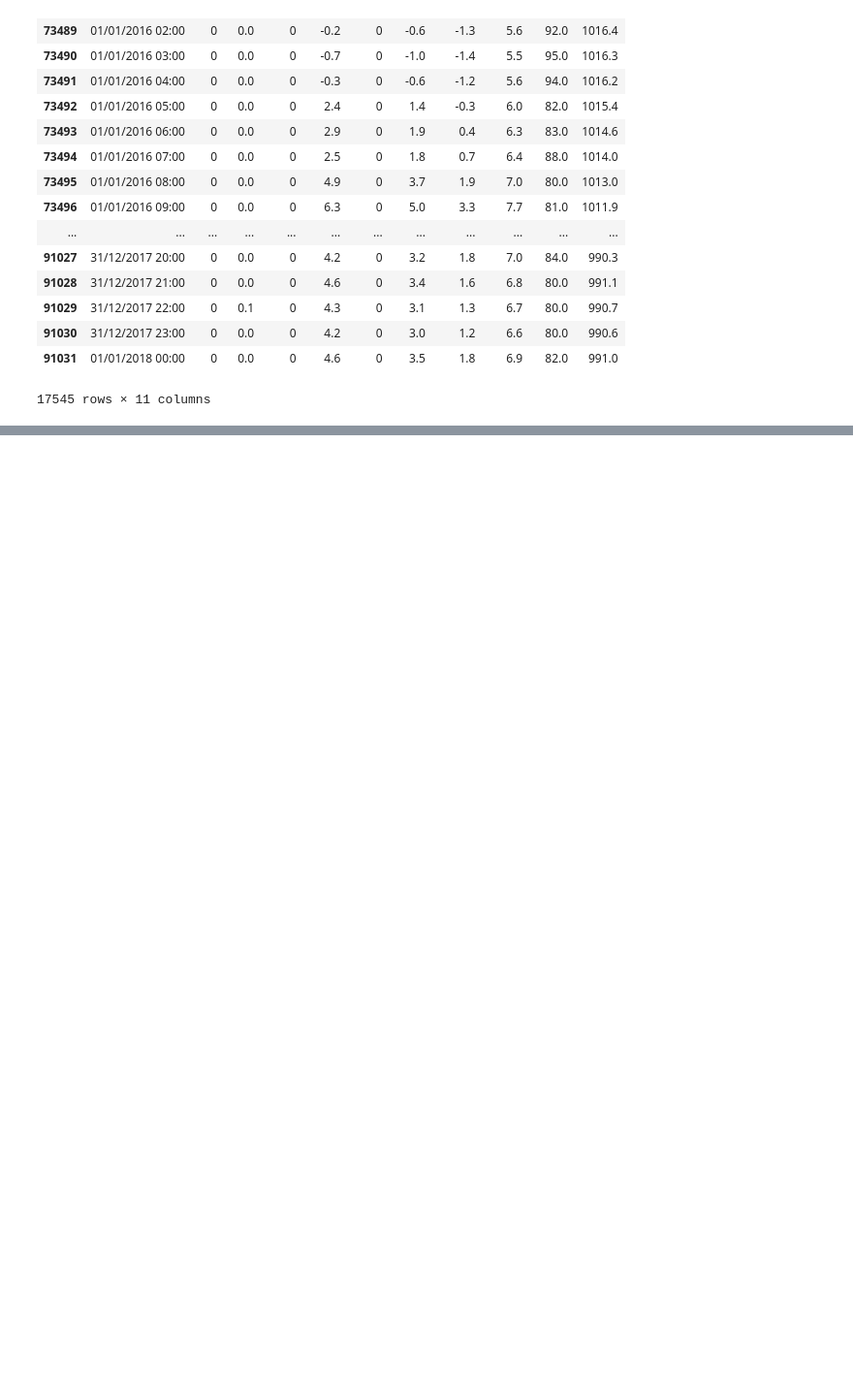
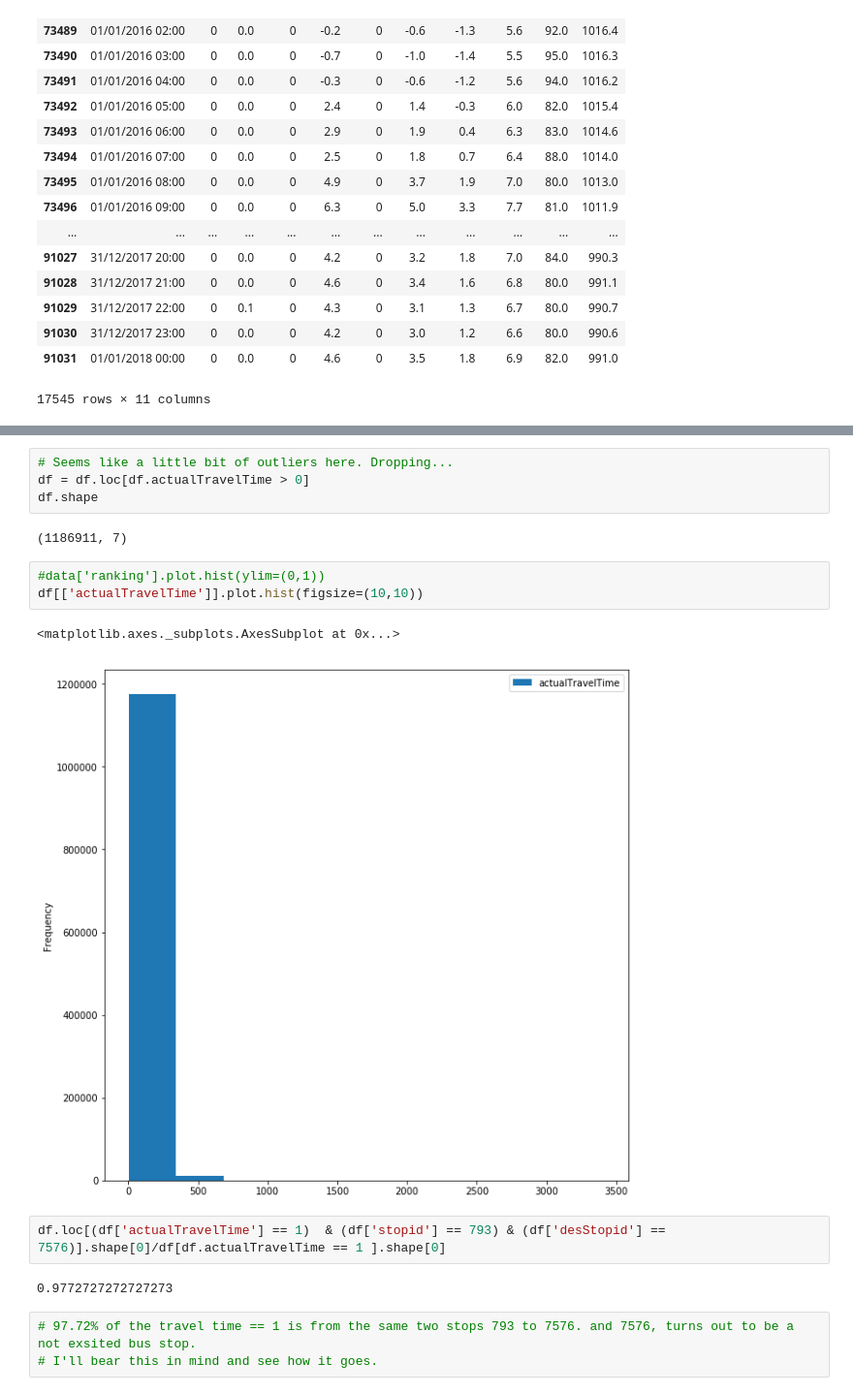
Before and after one commit to xinyuewang1/DublinBusDataAnalysis, a Jupyter notebook: caseStudy39A.ipynb, the cells around one changed output, grey strips where cells are left out. Shown at 97% size. Drawn from its saved outputs; the diff is of its cells as text; blank space fills up the shorter version.

```diff
--- a/caseStudy39A.ipynb
+++ b/caseStudy39A.ipynb
@@ -350,0 +1329,19 @@ pd.merge_asof(df39A_40l,weather,on='actual_arr',tolerance=pd.Timedelta('1h'))
+# %%
+# Seems like a little bit of outliers here. Dropping...
+df = df.loc[df.actualTravelTime > 0]
+df.shape
+# %% [output]
+(1186911, 7)
+# %%
+#data['ranking'].plot.hist(ylim=(0,1))
+df[['actualTravelTime']].plot.hist(figsize=(10,10))
+# %% [output]
+<matplotlib.axes._subplots.AxesSubplot at 0x...>
+[figure, added]
+# %%
+df.loc[(df['actualTravelTime'] == 1)  & (df['stopid'] == 793) & (df['desStopid'] == 7576)].shape[0]/df[df.actualTravelTime == 1 ].shape[0]
+# %% [output]
+0.9772727272727273
+# %%
+# 97.72% of the travel time == 1 is from the same two stops 793 to 7576. and 7576, turns out to be a not exsited bus stop.
+# I'll bear this in mind and see how it goes.
```
Also changed, not shown: parts of 176 cells of this notebook.
